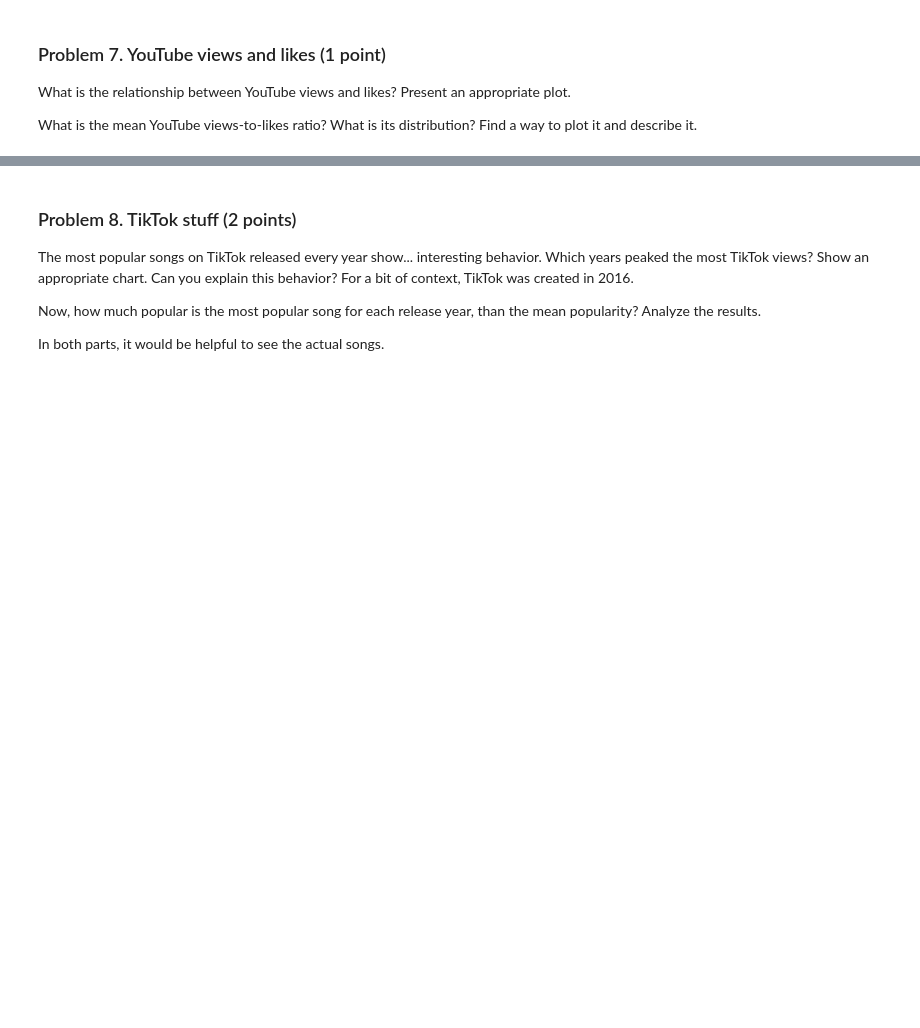
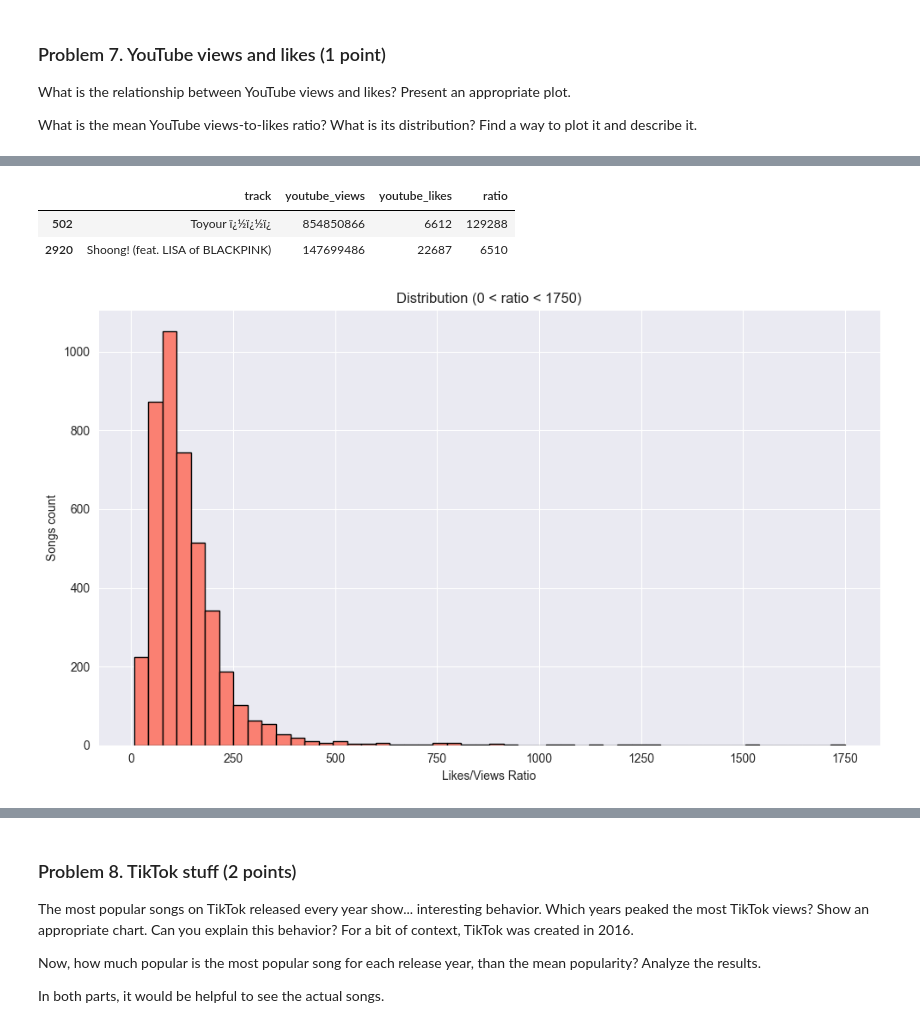
Before and after one commit to plamensve/Data_Science_Upskill_Softuni, a Jupyter notebook: 05_data_visualization_exploratory_data_analysis/Data Visualization and EDA Lab.ipynb, the cells around one changed output, grey strips where cells are left out. Saved outputs shown, nothing was run; the diff lists cells and outputs as text; code cells hidden in the pictures; blank space fills up the shorter version.

Commit message:
Add solution - Problem 7 / Youtube views and likes

```diff
--- a/05_data_visualization_exploratory_data_analysis/Data Visualization and EDA Lab.ipynb
+++ b/05_data_visualization_exploratory_data_analysis/Data Visualization and EDA Lab.ipynb
@@ -529,3 +529,10 @@ data_playlist_columns[['spotify_playlist_count', 'apple_music_playlist_count', '
 What is the relationship between YouTube views and likes? Present an appropriate plot.
 
 What is the mean YouTube views-to-likes ratio? What is its distribution? Find a way to plot it and describe it.
+# %%
+youtube_views_and_likes = data[['track', 'youtube_views', 'youtube_likes']].copy()
+
+youtube_views_and_likes['youtube_views'] = youtube_views_and_likes['youtube_views'].apply(lambda x: float(str(x).replace(',', '')) if pd.notna(x) else None)
+youtube_views_and_likes['youtube_likes'] = youtube_views_and_likes['youtube_likes'].apply(lambda x: float(str(x).replace(',', '')) if pd.notna(x) else None)
+
+youtube_views_and_likes
@@ -531,0 +553,4 @@ What is the mean YouTube views-to-likes ratio? What is its distribution? Find a
+# %%
+youtube_views_and_likes['ratio'] = youtube_views_and_likes.youtube_views / youtube_views_and_likes.youtube_likes
+mean_ratio = youtube_views_and_likes.ratio.mean()
+print(f"The Mean value of the ratio between YouTube views and likes is {mean_ratio:.2f}")
@@ -531,0 +559,3 @@ What is the mean YouTube views-to-likes ratio? What is its distribution? Find a
+# %%
+youtube_views_and_likes_for_distribution = youtube_views_and_likes.copy()
+youtube_views_and_likes_for_distribution.ratio = youtube_views_and_likes_for_distribution.ratio.fillna(0)
@@ -531,0 +576,27 @@ What is the mean YouTube views-to-likes ratio? What is its distribution? Find a
+# %%
+#Looking for high ratio values which are not characteristic for the set
+high_ratio = youtube_views_and_likes_for_distribution[youtube_views_and_likes_for_distribution['ratio'] > 1750][['track', 'youtube_views', 'youtube_likes', 'ratio']]
+high_ratio
+# %% [output]
+|  | track | youtube_views | youtube_likes | ratio |
+| 502 | Toyour ï¿½ï¿½ï¿ | 854850866 | 6612 | 129288 |
+| 2920 | Shoong! (feat. LISA of BLACKPINK) | 147699486 | 22687 | 6510 |
+# %%
+
+#If you don't ignore high ratio values we can show good distribution of the data.
+#That's why we exclude this two rows with very high ratio.
+filtered = youtube_views_and_likes_for_distribution[
+    (youtube_views_and_likes_for_distribution['ratio'] > 0) &
+    (youtube_views_and_likes_for_distribution['ratio'] < 1750)
+]
+
+plt.figure(figsize=(10, 6))
+plt.hist(filtered['ratio'], bins=50, edgecolor='black', color='salmon')
+plt.xlabel('Likes/Views Ratio')
+plt.ylabel('Songs count')
+plt.title('Distribution (0 < ratio < 1750)')
+plt.grid(True)
+plt.tight_layout()
+plt.show()
+# %% [output]
+[figure, added]
```
Also changed, not shown: parts of 16 cells of this notebook.
